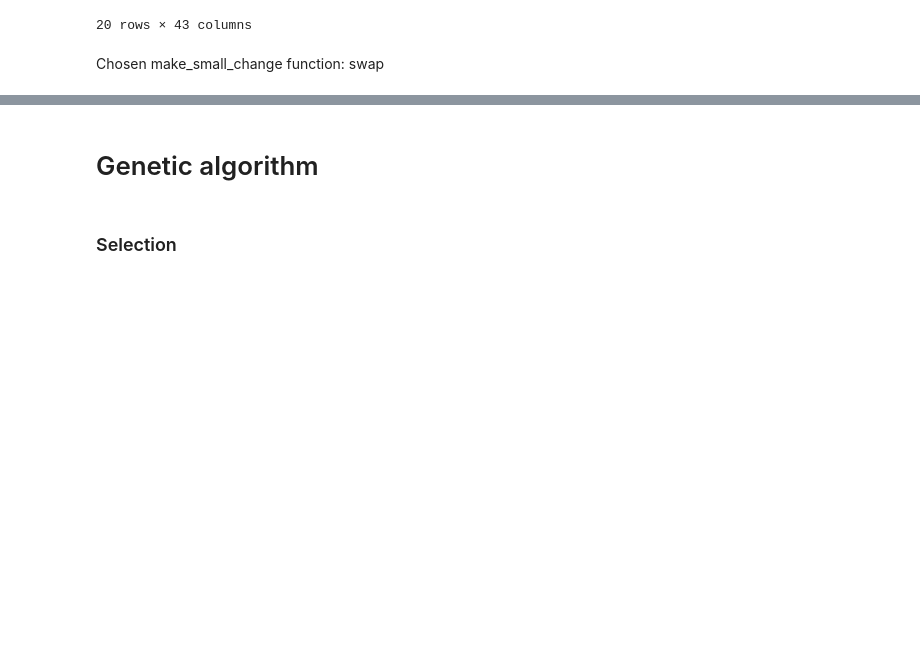
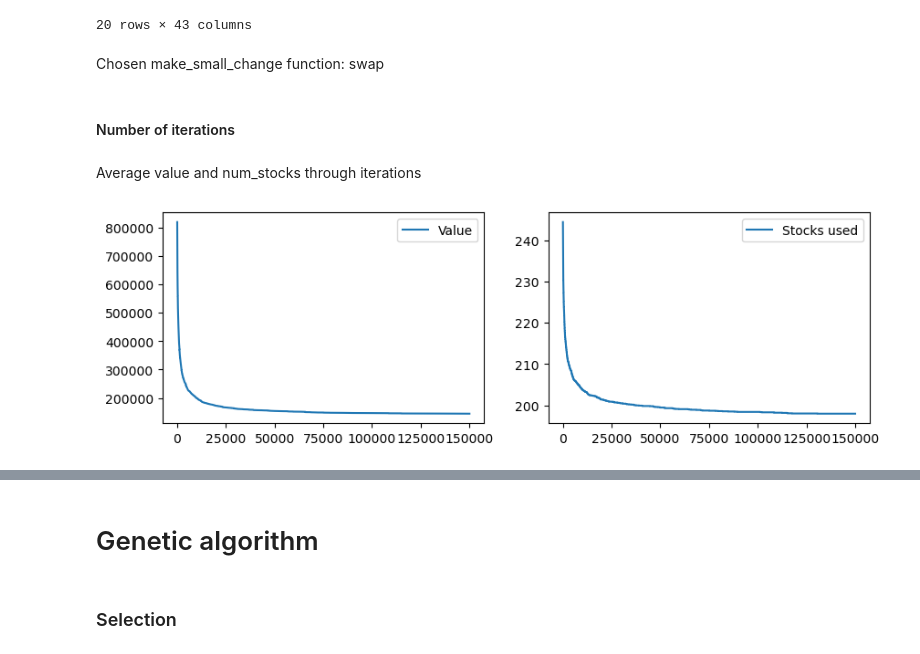
Before and after one commit to MilenkovicMaja/csp_optimization, a Jupyter notebook: csp.ipynb, the cells around one changed output, grey strips where cells are left out. Cells and saved outputs as stored; diff of their text form; code cells hidden in the pictures; blank space fills up the shorter version.

Commit message:
SA testing num iters

```diff
--- a/csp.ipynb
+++ b/csp.ipynb
@@ -385,3 +424,43 @@ _, value, num_stocks = simulated_annealing(orders, initial_temp=100, min_temp=1,
 print(value, num_stocks)
 # %% [markdown]
 Chosen make_small_change function: swap
+# %% [markdown]
+#### Number of iterations
+# %% [markdown]
+Average value and num_stocks through iterations
+# %%
+def sa_test_avg_value(num_iters):
+    num_instances = 21
+    sum_best_values = [0 for i in range(num_iters)]
+    sum_num_stocks = [0 for i in range(num_iters)]
+
+    for i in range(num_instances):
+        orders = read_instance(f'test_instances/test_instance_{i}.csp')
+        print(f'Instance {i+1}/{num_instances}  ', end='\r')
+        _, value, num_stocks = simulated_annealing(orders=orders,
+                                                   initial_temp=100,
+                                                   min_temp=1,
+                                                   max_iters=num_iters,
+                                                   max_accepted_solutions=1,
+                                                   calc_temperature=calc_temperature_1,
+                                                   make_small_change=swap,
+                                                   sum_best_values=sum_best_values,
+                                                   sum_num_stocks=sum_num_stocks
+                                                  )
+
+    avg_best_values = [x / num_instances for x in sum_best_values]
+    avg_num_stocks = [x / num_instances for x in sum_num_stocks]
+
+    plt.figure(figsize=(10, 3))
+    plt.subplot(1, 2, 1)
+    plt.plot(range(num_iters), avg_best_values, label='Value')
+    plt.legend()
+
+    plt.subplot(1, 2, 2)
+    plt.plot(range(num_iters), avg_num_stocks, label='Stocks used')
+    plt.legend()
+    plt.show()
+# %%
+sa_test_avg_value(num_iters=150000)
+# %% [output]
+[figure, added]
```
Also changed, not shown: parts of 5 cells of this notebook.
